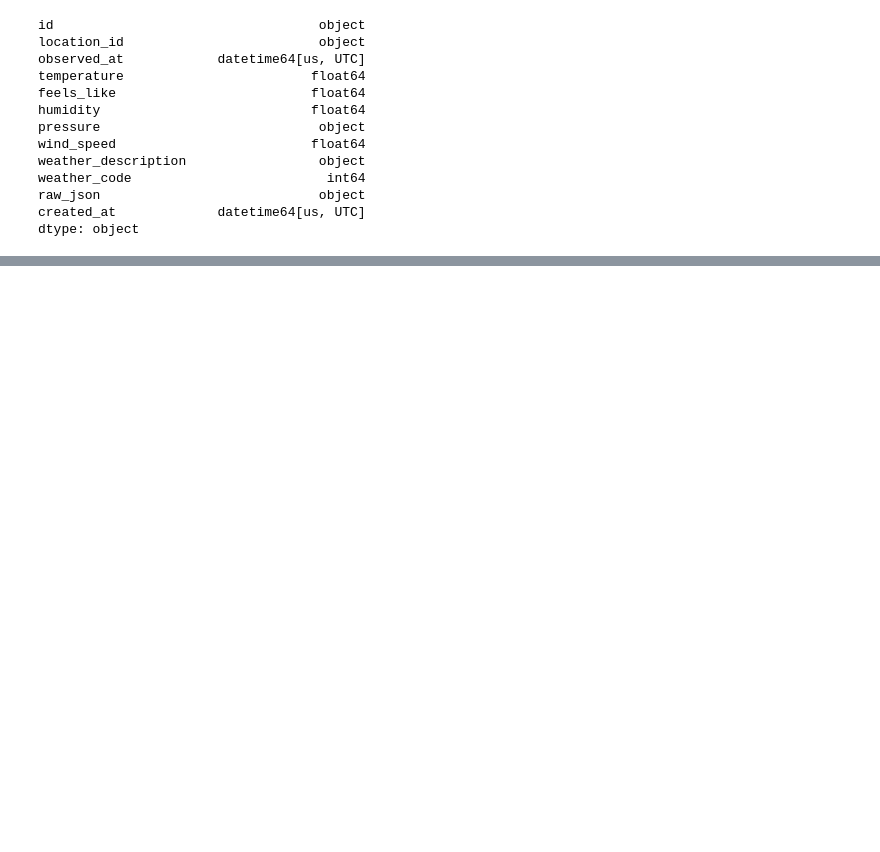
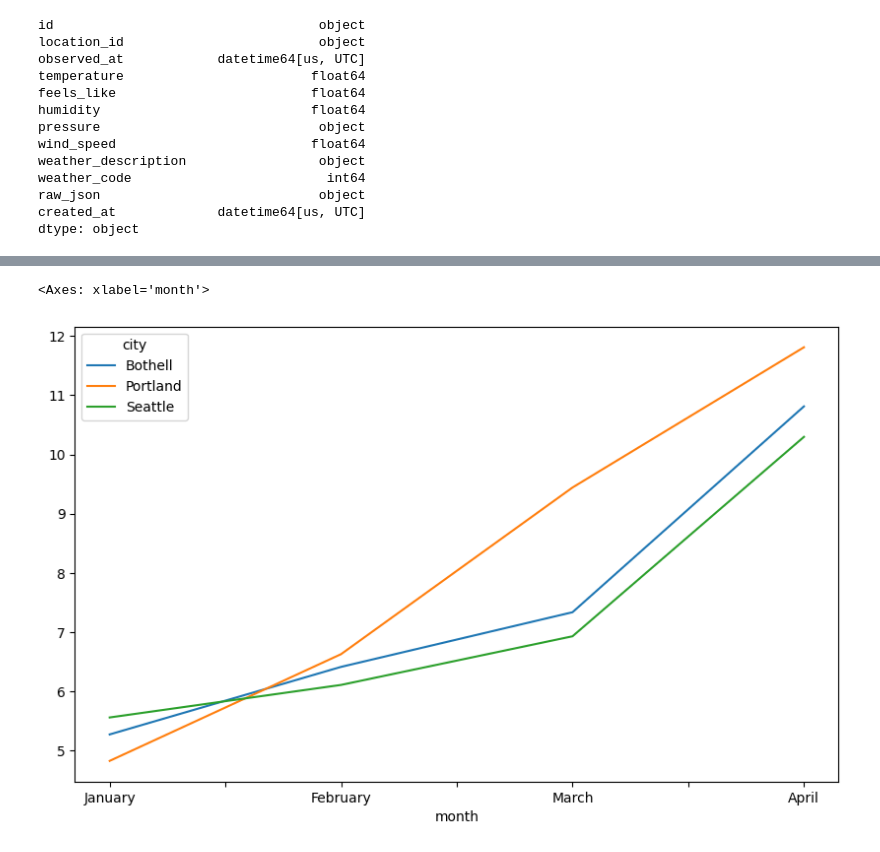
Before and after one commit to danielphilip12/Weather-Pipeline, a Jupyter notebook: notebooks/testing.ipynb, the cells around one changed output, grey strips where cells are left out. Cells and saved outputs as stored; diff of their text form; code cells hidden in the pictures; blank space fills up the shorter version.

```diff
--- a/notebooks/testing.ipynb
+++ b/notebooks/testing.ipynb
@@ -84,0 +113,2 @@ Name: feels_like, dtype: float64
+# %%
+combined['month'] = combined['observed_at'].dt.month_name()
@@ -84,0 +132,5 @@ Name: feels_like, dtype: float64
+# %%
+pivot = pd.pivot_table(data=combined, index='city', columns='month', values='temperature', aggfunc='mean')
+# %%
+month_order = ["January", "February", "March", "April"]
+pivot = pivot.reindex(columns=month_order)
@@ -84,0 +145,5 @@ Name: feels_like, dtype: float64
+# %%
+pivot.T.plot()
+# %% [output]
+<Axes: xlabel='month'>
+[figure, added]
```
Also changed, not shown: parts of 14 cells of this notebook, 3 other files.
